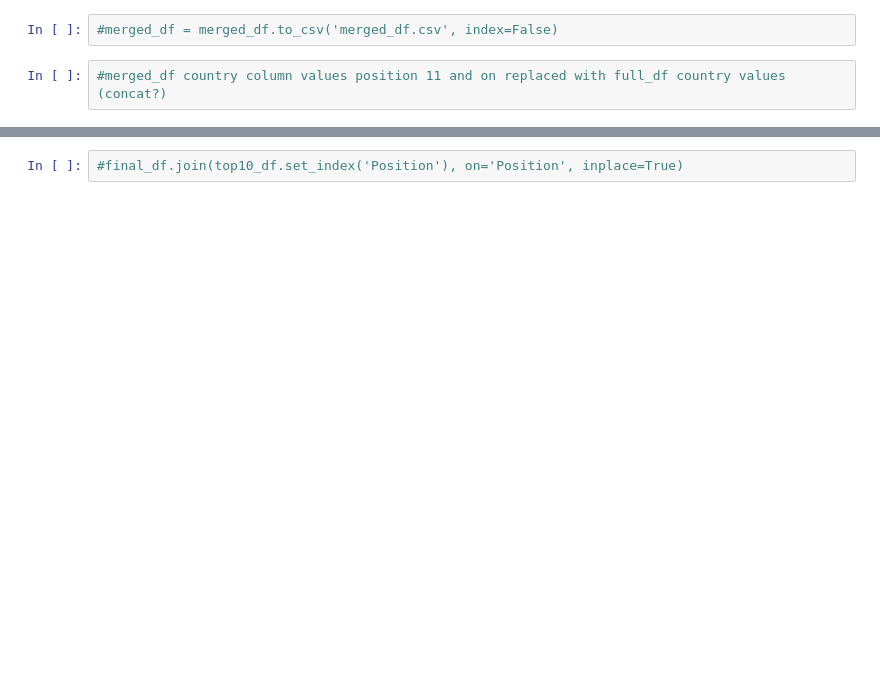
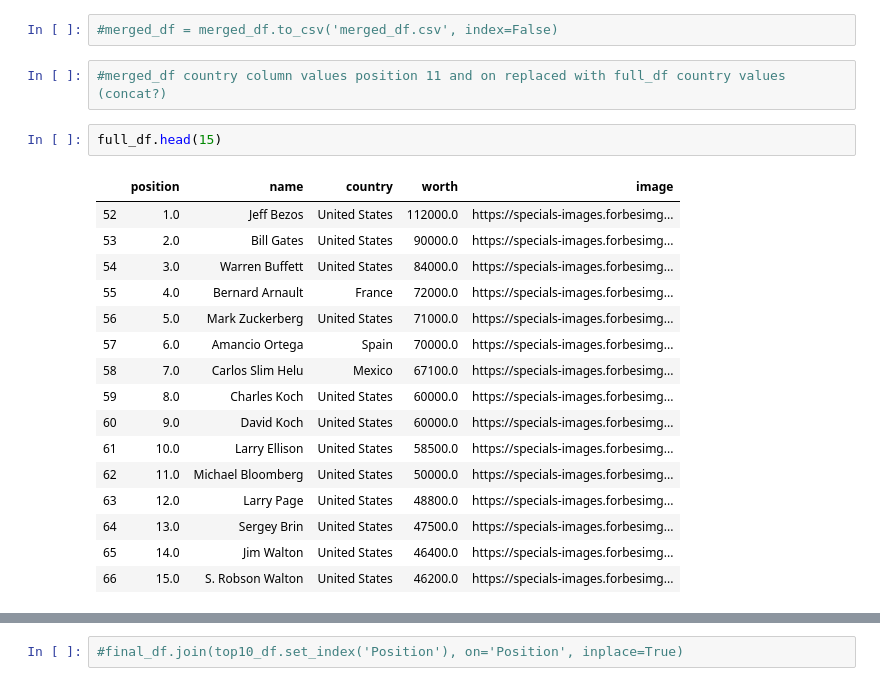
Before and after one commit to sbraca/Ironhack-Module-1-Project-hatching, a Jupyter notebook: merged_df.ipynb, the cells around one changed output, grey strips where cells are left out. Drawn from its saved outputs; the diff is of its cells as text; blank space fills up the shorter version.

```diff
--- a/merged_df.ipynb
+++ b/merged_df.ipynb
@@ -240,3 +240,22 @@ merged_df.head(15)
 #merged_df = merged_df.to_csv('merged_df.csv', index=False)
 # %%
 #merged_df country column values position 11 and on replaced with full_df country values (concat?)
+# %%
+full_df.head(15)
+# %% [output]
+|  | position | name | country | worth | image |
+| 52 | 1.0 | Jeff Bezos | United States | 112000.0 | https://specials-images.forbesimg... |
+| 53 | 2.0 | Bill Gates | United States | 90000.0 | https://specials-images.forbesimg... |
+| 54 | 3.0 | Warren Buffett | United States | 84000.0 | https://specials-images.forbesimg... |
+| 55 | 4.0 | Bernard Arnault | France | 72000.0 | https://specials-images.forbesimg... |
+| 56 | 5.0 | Mark Zuckerberg | United States | 71000.0 | https://specials-images.forbesimg... |
+| 57 | 6.0 | Amancio Ortega | Spain | 70000.0 | https://specials-images.forbesimg... |
+| 58 | 7.0 | Carlos Slim Helu | Mexico | 67100.0 | https://specials-images.forbesimg... |
+| 59 | 8.0 | Charles Koch | United States | 60000.0 | https://specials-images.forbesimg... |
+| 60 | 9.0 | David Koch | United States | 60000.0 | https://specials-images.forbesimg... |
+| 61 | 10.0 | Larry Ellison | United States | 58500.0 | https://specials-images.forbesimg... |
+| 62 | 11.0 | Michael Bloomberg | United States | 50000.0 | https://specials-images.forbesimg... |
+| 63 | 12.0 | Larry Page | United States | 48800.0 | https://specials-images.forbesimg... |
+| 64 | 13.0 | Sergey Brin | United States | 47500.0 | https://specials-images.forbesimg... |
+| 65 | 14.0 | Jim Walton | United States | 46400.0 | https://specials-images.forbesimg... |
+| 66 | 15.0 | S. Robson Walton | United States | 46200.0 | https://specials-images.forbesimg... |
```
Also changed, not shown: parts of 40 cells of this notebook, 4 other files.
